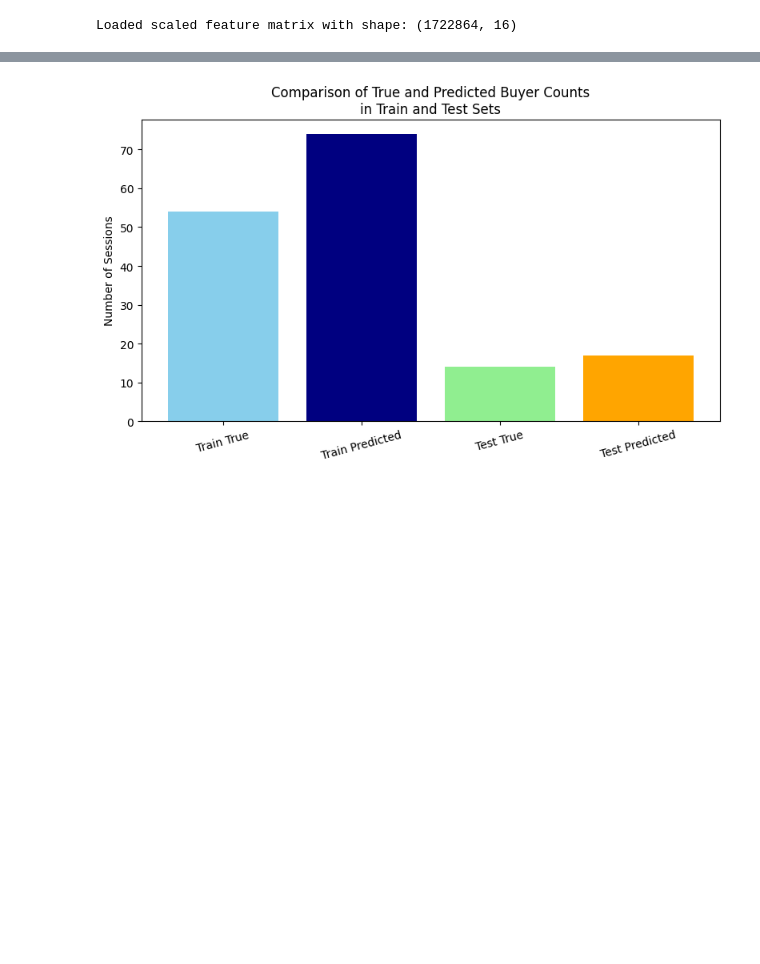
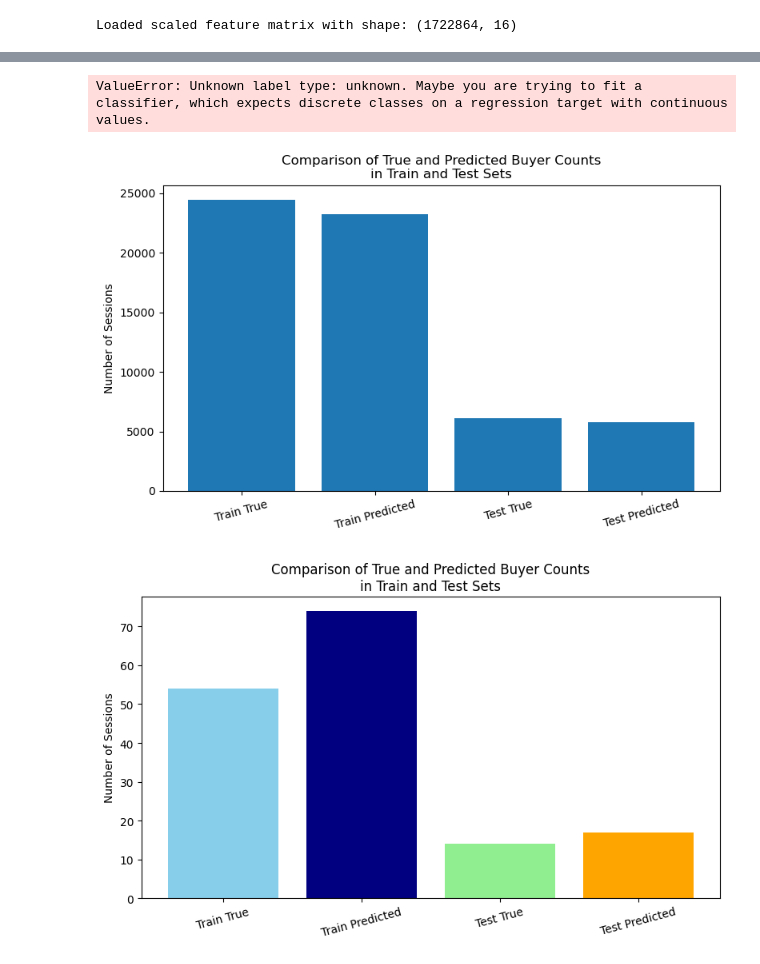
Before and after one commit to lerato1ofwan/e-commerce-clustering-and-association-rules, a Jupyter notebook: association-rule-mining/KMeans_GaussianMixture_Clusters_Association_Rule_Mining.ipynb, the cells around one changed output, grey strips where cells are left out. Drawn from its saved outputs; the diff is of its cells as text; code cells hidden in the pictures; blank space fills up the shorter version.

Commit message:
New labels

```diff
--- a/association-rule-mining/KMeans_GaussianMixture_Clusters_Association_Rule_Mining.ipynb
+++ b/association-rule-mining/KMeans_GaussianMixture_Clusters_Association_Rule_Mining.ipynb
@@ -1637,7 +1698,8 @@ from sklearn.semi_supervised import LabelSpreading
 
 # 1. Stratified sampling to get 200,000 rows, preserving class ratio
 sample_size = 20_000
-stratify_col = X_scaled_df_transductive['is_buyer']
+#stratify_col = X_scaled_df_transductive['is_buyer']
+stratify_col = X_scaled_df_transductive['label']
 
 sample_df, _ = train_test_split(
     X_scaled_df_transductive,
@@ -1650,6 +1712,10 @@ sample_df, _ = train_test_split(
 # 2. Continue as before but use sample_df
 X = sample_df.drop("is_buyer", axis=1).values
 y = sample_df["is_buyer"].values
+
+# # 2. Continue as before but use sample_df
+# X = sample_df.drop("label", axis=1).values
+# y = sample_df["label"].values
 
 # 3. Stratified 80/20 split for model dev/evaluation
 X_train, X_test, y_train, y_test = train_test_split(
@@ -1681,6 +1747,50 @@ train_df["is_buyer_pred"] = y_pred_train
 test_df = pd.DataFrame(X_test, columns=feature_cols)
 test_df["is_buyer_true"] = y_test
 test_df["is_buyer_pred"] = y_pred_test
+
+# 7. (Optional) Add predictions to DataFrame for analysis
+# feature_cols = sample_df.drop("label", axis=1).columns
+# train_df = pd.DataFrame(X_train, columns=feature_cols)
+# train_df["label_true"] = y_train
+# train_df["label_predict"] = y_pred_train
+
+# test_df = pd.DataFrame(X_test, columns=feature_cols)
+# test_df["label_true"] = y_test
+# test_df["label_predict"] = y_pred_test
+# %% [output]
+ValueError: Unknown label type: unknown. Maybe you are trying to fit a classifier, which expects discrete classes on a regression target with continuous values.
+# %%
+feature_cols = sample_df.drop("label", axis=1).columns
+
+# TRAIN DF
+train_df = pd.DataFrame(X_train, columns=feature_cols)
+train_df["label_true"] = y_train
+train_df["label_pred"] = y_pred_train
+
+# TEST DF
+test_df = pd.DataFrame(X_test, columns=feature_cols)
+test_df["label_true"] = y_test
+test_df["label_pred"] = y_pred_test
+
+import matplotlib.pyplot as plt
+
+labels = ['Train True', 'Train Predicted', 'Test True', 'Test Predicted']
+buyer_counts = [
+    train_df['label_true'].sum(),
+    train_df['label_pred'].sum(),
+    test_df['label_true'].sum(),
+    test_df['label_pred'].sum(),
+]
+
+plt.figure(figsize=(8,5))
+plt.bar(labels, buyer_counts)
+plt.title('Comparison of True and Predicted Buyer Counts\nin Train and Test Sets')
+plt.ylabel('Number of Sessions')
+plt.xticks(rotation=15)
+plt.tight_layout()
+plt.show()
+# %% [output]
+[figure, added]
 # %%
 import matplotlib.pyplot as plt
 
```
Also changed, not shown: parts of 9 cells of this notebook.
